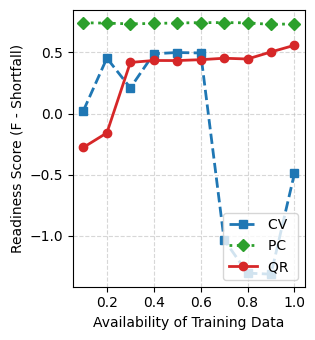
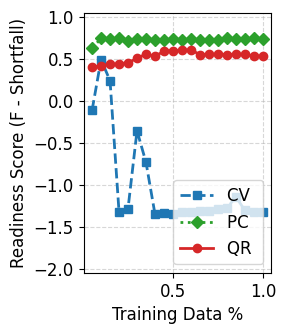
Code edit (unified diff) that turned the first committed figure into the second:
--- before
+++ after
@@ -10,6 +10,7 @@
     # ax.axhline(y=0.55, color='grey', linestyle='-', label="Release", alpha=0.8, zorder=1)
 
-    ax.set_xlabel('Availability of Training Data')
+    ax.set_xlabel('Training Data %')
     ax.set_ylabel(metrics[2][2])
+    ax.set_ylim([-2.05, 1.05])
     ax.grid(True, linestyle='--', alpha=0.5)
     ax.legend(loc='lower right') # Moved legend to avoid overlap with label

Commit: somehow it works moderately, but I don't really understand it yet...